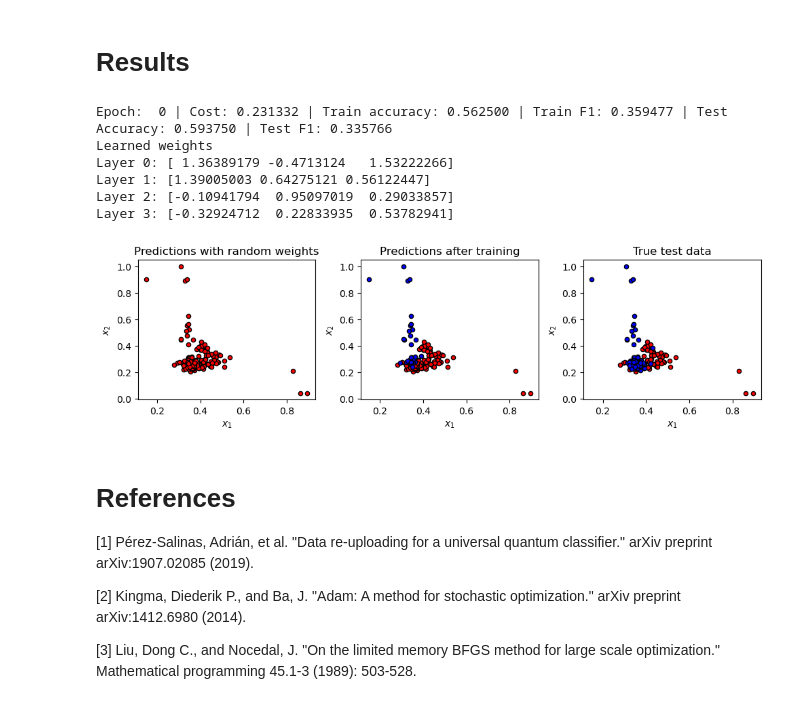
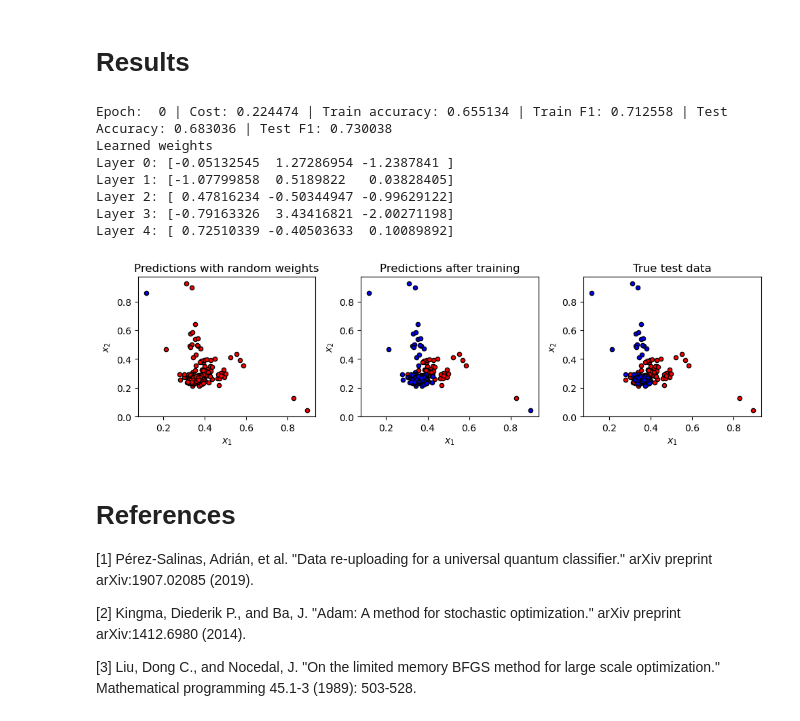
Before and after one commit to QuantumRadioAstronomy/1QBit_FRB, a Jupyter notebook: reupload_pennylane_simFRB.ipynb, the cells around one changed output. Drawn from its saved outputs; the diff is of its cells as text; code cells hidden in the pictures.

```diff
--- a/reupload_pennylane_simFRB.ipynb
+++ b/reupload_pennylane_simFRB.ipynb
@@ -64,7 +64,7 @@ universal classifier.
 # %%
 import h5py
 
-filename = "data_apertif.hdf5"
+filename = "../data_apertif.hdf5"
 with h5py.File(filename, "r") as f:
     # Print all root level object names (aka keys)
     # these can be group or dataset names
@@ -95,3 +95,7 @@ data_norm = data_wo_median/stddev[:,np.newaxis,:]
 
 #Collapse along frequency
 data_collapsed = np.sum(data_norm, axis=1)
+# %%
+i=10
+print (labels_subset[i])
+plt.imshow(data_norm[i,:,:])
@@ -312,9 +328,9 @@ params = np.random.uniform(size=(num_layers, 3), requires_grad=True)
 # print(qml.draw(qcircuit)(params, X_train[1,:], y_train[0]))
 # %%
 # Train using Adam optimizer and evaluate the classifier
-num_layers = 4
-learning_rate = 0.05
-epochs = 10
+num_layers = 5
+learning_rate = 0.5
+epochs = 20
 batch_size = 64
 
 opt = AdamOptimizer(learning_rate, beta1=0.9, beta2=0.999)
@@ -382,41 +404,42 @@ for i in range(num_layers):
     print("Layer {}: {}".format(i, params[i]))
 
 
 def plot_data(x, y, fig=None, ax=None):
     """
     Plot data with red/blue values for a binary classification.
 
     Args:
         x (array[tuple]): array of data points as tuples
         y (array[int]): array of data points as tuples
     """
     if fig == None:
         fig, ax = plt.subplots(1, 1, figsize=(5, 5))
     reds = y == 0
     blues = y == 1
-    ax.scatter(x[reds, 0], x[reds, 2], c="red", s=20, edgecolor="k")
-    ax.scatter(x[blues, 0], x[blues, 2], c="blue", s=20, edgecolor="k")
+    ax.scatter(x[reds, 0], x[reds, 1], c="red", s=20, edgecolor="k")
+    ax.scatter(x[blues, 0], x[blues, 1], c="blue", s=20, edgecolor="k")
     ax.set_xlabel("$x_1$")
     ax.set_ylabel("$x_2$")
 
 
 fig, axes = plt.subplots(1, 3, figsize=(10, 3))
 plot_data(X_test, initial_predictions, fig, axes[0])
 plot_data(X_test, predicted_test, fig, axes[1])
 plot_data(X_test, y_test, fig, axes[2])
 axes[0].set_title("Predictions with random weights")
 axes[1].set_title("Predictions after training")
 axes[2].set_title("True test data")
 plt.tight_layout()
 plt.show()
 # %% [output]
-Epoch:  0 | Cost: 0.231332 | Train accuracy: 0.562500 | Train F1: 0.359477 | Test Accuracy: 0.593750 | Test F1: 0.335766
+Epoch:  0 | Cost: 0.224474 | Train accuracy: 0.655134 | Train F1: 0.712558 | Test Accuracy: 0.683036 | Test F1: 0.730038
 Learned weights
-Layer 0: [ 1.36389179 -0.4713124   1.53222266]
-Layer 1: [1.39005003 0.64275121 0.56122447]
-Layer 2: [-0.10941794  0.95097019  0.29033857]
-Layer 3: [-0.32924712  0.22833935  0.53782941]
+Layer 0: [-0.05132545  1.27286954 -1.2387841 ]
+Layer 1: [-1.07799858  0.5189822   0.03828405]
+Layer 2: [ 0.47816234 -0.50344947 -0.99629122]
+Layer 3: [-0.79163326  3.43416821 -2.00271198]
+Layer 4: [ 0.72510339 -0.40503633  0.10089892]
-[figure, old version]
+[figure, new version]
 # %% [markdown]
 References
 ==========
```
Also changed, not shown: parts of 5 cells of this notebook.
